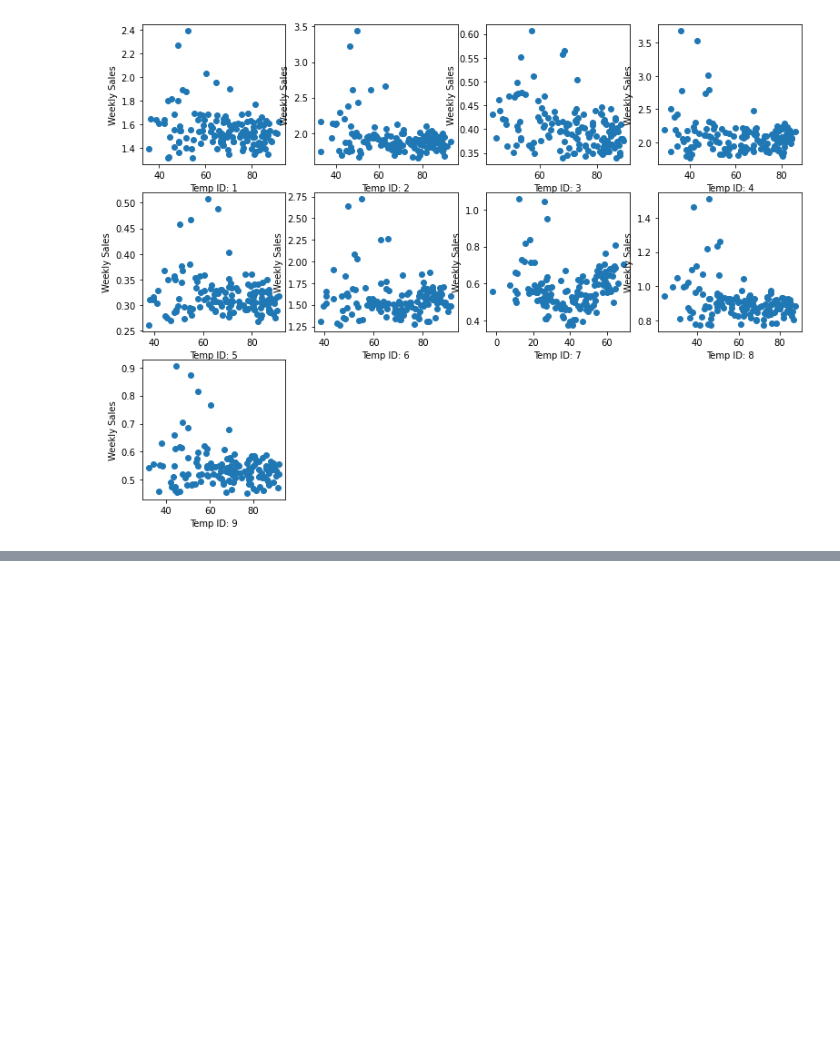
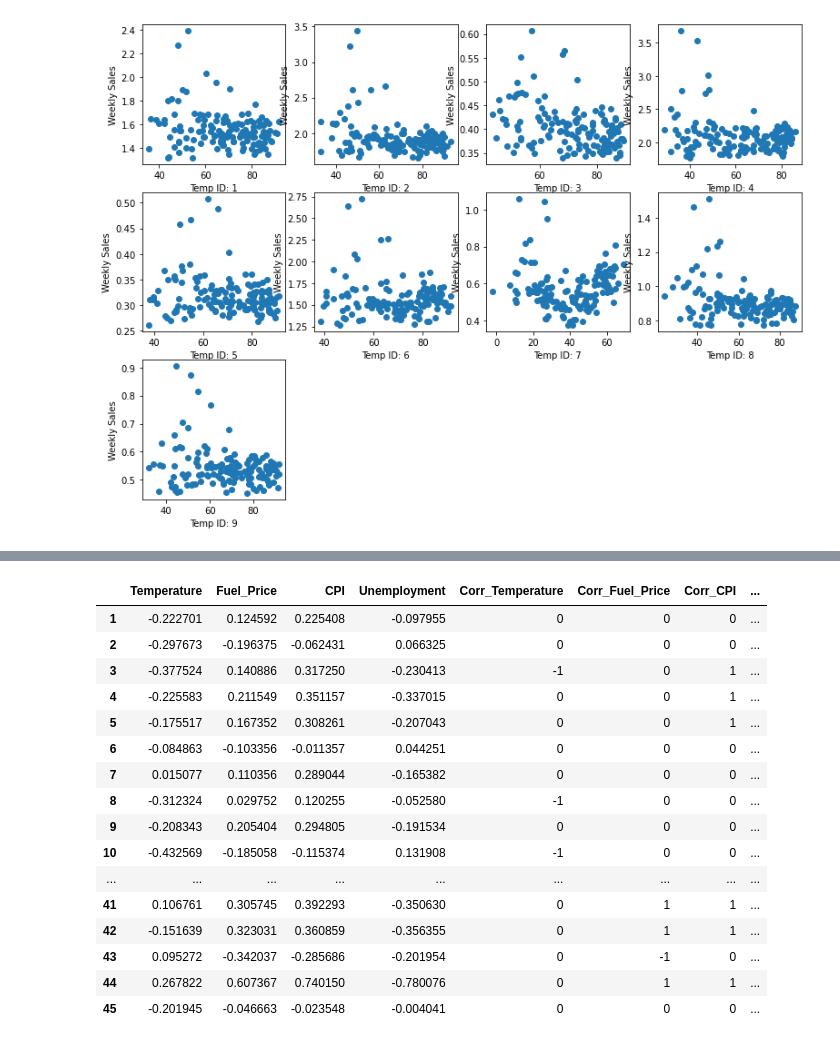
Before and after one commit to Arthur-Barreto/Formnula1_predicting_lap_time, a Jupyter notebook: Walmart.ipynb, the cells around one changed output, grey strips where cells are left out. Drawn from its saved outputs; the diff is of its cells as text; code cells hidden in the pictures; blank space fills up the shorter version.

Commit message:
dataframe com separação de grupos por correlação

```diff
--- a/Walmart.ipynb
+++ b/Walmart.ipynb
@@ -228,0 +230,34 @@ Name: Fuel_Price, dtype: float64
+# %%
+# Função para definir o grupo dado a correlação da loja
+def grupo(Data):
+    # se correlação da temperatura for menor que -0.3, temos o grupo -1, correlaçãoo modera forte negativa
+    if Data < -0.3:
+        return -1
+    # se for maior que 0.4, temos o grupo 1, correlação moderada forte positica
+    elif Data > 0.3:
+        return 1
+    else:
+        # caso contrario, temos o grupo 0, ou seja, correlação fraca, seja negativa ou positiva
+        return 0
+# %%
+for indicador in indicadores:
+    Correlation['Corr_' + indicador] = Correlation[indicador].apply(grupo)
+Correlation
+# %% [output]
+|  | Temperature | Fuel_Price | CPI | Unemployment | Corr_Temperature | Corr_Fuel_Price | Corr_CPI | ... |
+| 1 | -0.222701 | 0.124592 | 0.225408 | -0.097955 | 0 | 0 | 0 | ... |
+| 2 | -0.297673 | -0.196375 | -0.062431 | 0.066325 | 0 | 0 | 0 | ... |
+| 3 | -0.377524 | 0.140886 | 0.317250 | -0.230413 | -1 | 0 | 1 | ... |
+| 4 | -0.225583 | 0.211549 | 0.351157 | -0.337015 | 0 | 0 | 1 | ... |
+| 5 | -0.175517 | 0.167352 | 0.308261 | -0.207043 | 0 | 0 | 1 | ... |
+| 6 | -0.084863 | -0.103356 | -0.011357 | 0.044251 | 0 | 0 | 0 | ... |
+| 7 | 0.015077 | 0.110356 | 0.289044 | -0.165382 | 0 | 0 | 0 | ... |
+| 8 | -0.312324 | 0.029752 | 0.120255 | -0.052580 | -1 | 0 | 0 | ... |
+| 9 | -0.208343 | 0.205404 | 0.294805 | -0.191534 | 0 | 0 | 0 | ... |
+| 10 | -0.432569 | -0.185058 | -0.115374 | 0.131908 | -1 | 0 | 0 | ... |
+| ... | ... | ... | ... | ... | ... | ... | ... | ... |
+| 41 | 0.106761 | 0.305745 | 0.392293 | -0.350630 | 0 | 1 | 1 | ... |
+| 42 | -0.151639 | 0.323031 | 0.360859 | -0.356355 | 0 | 1 | 1 | ... |
+| 43 | 0.095272 | -0.342037 | -0.285686 | -0.201954 | 0 | -1 | 0 | ... |
+| 44 | 0.267822 | 0.607367 | 0.740150 | -0.780076 | 0 | 1 | 1 | ... |
+| 45 | -0.201945 | -0.046663 | -0.023548 | -0.004041 | 0 | 0 | 0 | ... |
```
Also changed, not shown: parts of 4 cells of this notebook.
